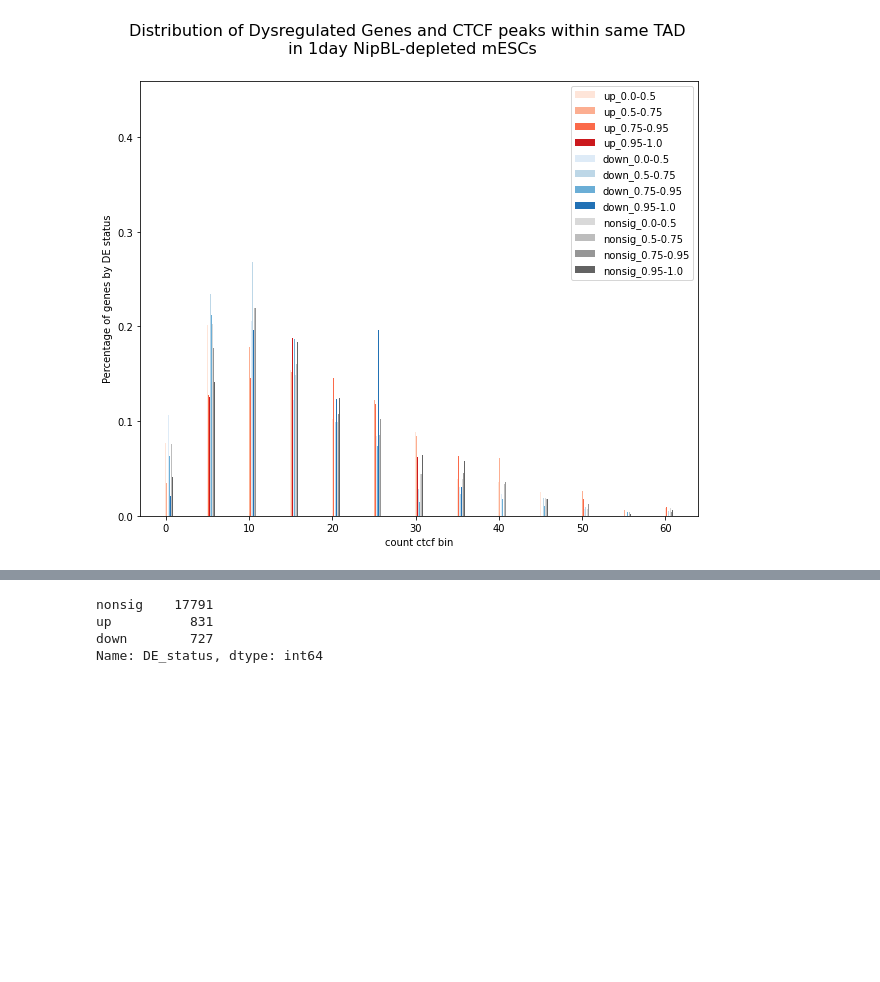
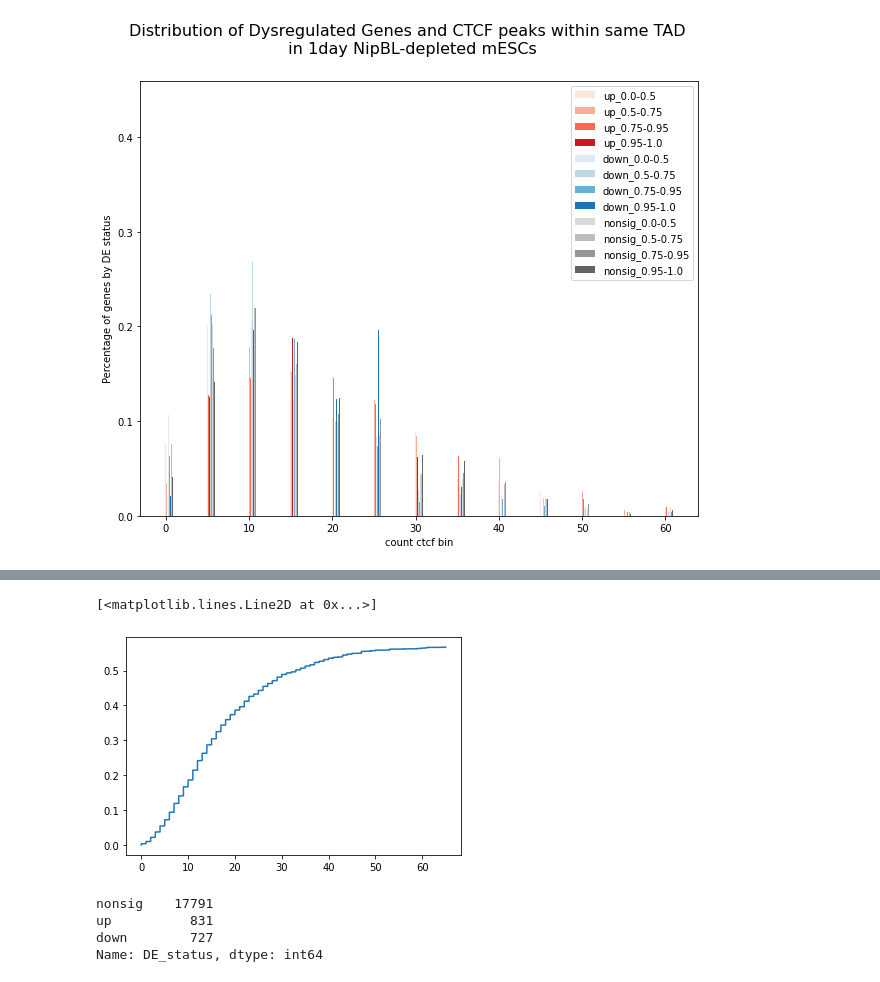
Before and after one commit to Bozhie/transcription_3Dfolding, a Jupyter notebook: transcription_3dfolding/transcription_data_analysis/feature_histograms/20221108_dNipBL_proximal_proteins.ipynb, the cells around one changed output, grey strips where cells are left out. Saved outputs shown, nothing was run; the diff lists cells and outputs as text; code cells hidden in the pictures; blank space fills up the shorter version.

```diff
--- a/transcription_3dfolding/transcription_data_analysis/feature_histograms/20221108_dNipBL_proximal_proteins.ipynb
+++ b/transcription_3dfolding/transcription_data_analysis/feature_histograms/20221108_dNipBL_proximal_proteins.ipynb
@@ -286,3 +297,8 @@ plt.show()
+# %%
+plt.plot(day1_res_df.sort_values(['count_ctcf_within_tad'])['count_ctcf_within_tad'].values, np.linspace(0, 1, len(day1_res_df)))
+# %% [output]
+[<matplotlib.lines.Line2D at 0x...>]
+[figure, added]
 # %%
 day1_res_df['DE_status'].value_counts()
 # %% [output]
```
Also changed, not shown: parts of 5 cells of this notebook, 1 other file.
